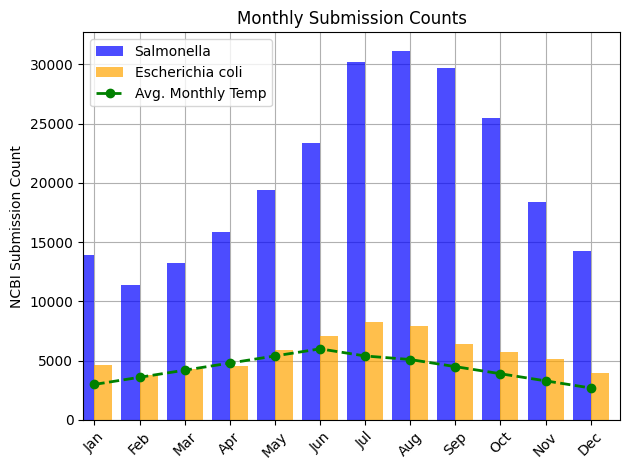
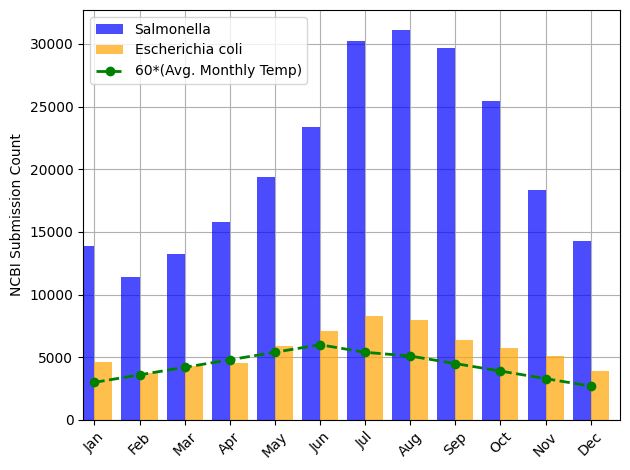
The change to this notebook cell's code, shown as a diff; its figure went from the first image to the second:
--- before
+++ after
@@ -2,6 +2,5 @@
 monthly_counts2.plot(kind='bar', color='blue', alpha=0.7, position=1, width=0.4, label='Salmonella')
 monthly_counts1.plot(kind='bar', color='orange', alpha=0.7, position=0, width=0.4, label='Escherichia coli')
-months_and_temps.plot(kind='line', color='green', marker='o', linestyle='--', linewidth=2, label='Avg. Monthly Temp')
-plt.title('Monthly Submission Counts')
+months_and_temps.plot(kind='line', color='green', marker='o', linestyle='--', linewidth=2, label='60*(Avg. Monthly Temp)')
 plt.grid()
 #place bars in front of grid
@@ -16,4 +15,4 @@
 plt.legend([handles[i] for i in order], [labels[i] for i in order])
 plt.tight_layout()
-plt.savefig('submissions_by_month_562_590.tiff', dpi=300)
+plt.savefig('../outputs/submissions_by_month_562_590.tiff', dpi=300)
 plt.show()

Commit: 8-13 changes. PPTX move to onedrive